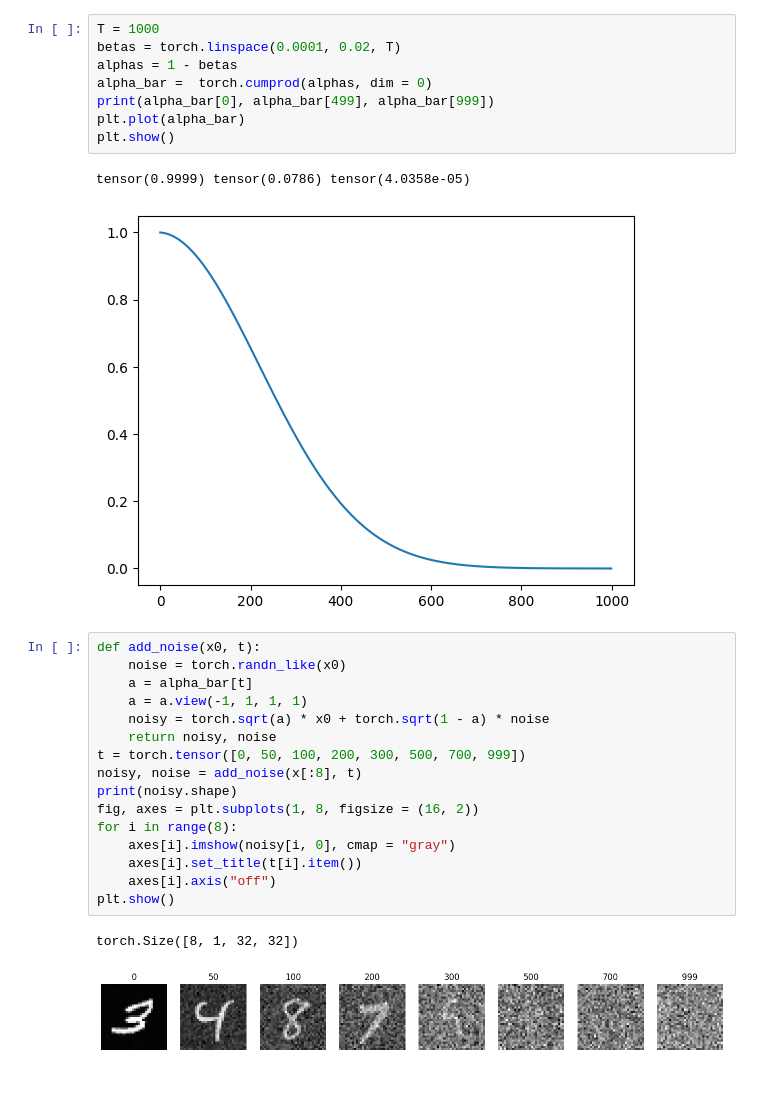
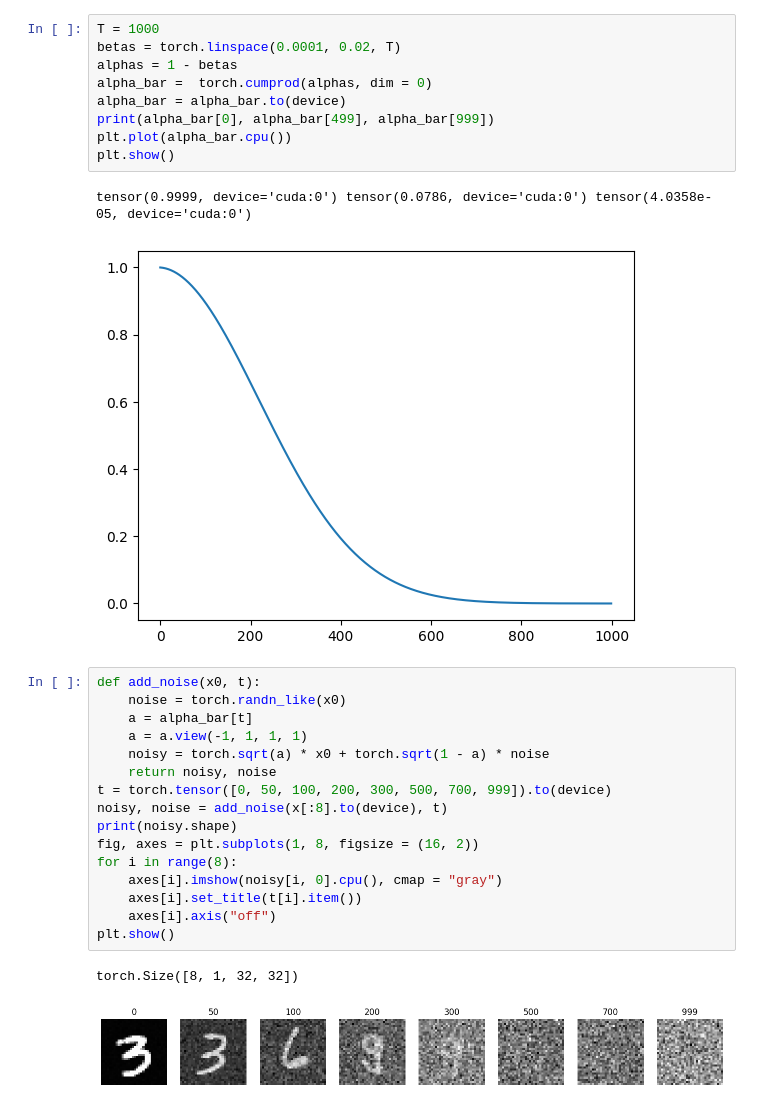
Before and after one commit to abrandonwang/text-to-sound, a Jupyter notebook: ddpm-mnist.ipynb, the cells around one changed output. Drawn from its saved outputs; the diff is of its cells as text.

```diff
--- a/ddpm-mnist.ipynb
+++ b/ddpm-mnist.ipynb
@@ -53,31 +55,32 @@ T = 1000
 betas = torch.linspace(0.0001, 0.02, T)
 alphas = 1 - betas
 alpha_bar =  torch.cumprod(alphas, dim = 0)
+alpha_bar = alpha_bar.to(device)
 print(alpha_bar[0], alpha_bar[499], alpha_bar[999])
-plt.plot(alpha_bar)
+plt.plot(alpha_bar.cpu())
 plt.show()
 # %% [output]
-tensor(0.9999) tensor(0.0786) tensor(4.0358e-05)
+tensor(0.9999, device='cuda:0') tensor(0.0786, device='cuda:0') tensor(4.0358e-05, device='cuda:0')
 [figure]
 # %%
 def add_noise(x0, t):
     noise = torch.randn_like(x0)
     a = alpha_bar[t]
     a = a.view(-1, 1, 1, 1)
     noisy = torch.sqrt(a) * x0 + torch.sqrt(1 - a) * noise
     return noisy, noise
-t = torch.tensor([0, 50, 100, 200, 300, 500, 700, 999])
-noisy, noise = add_noise(x[:8], t)
+t = torch.tensor([0, 50, 100, 200, 300, 500, 700, 999]).to(device)
+noisy, noise = add_noise(x[:8].to(device), t)
 print(noisy.shape)
 fig, axes = plt.subplots(1, 8, figsize = (16, 2))
 for i in range(8):
-    axes[i].imshow(noisy[i, 0], cmap = "gray")
+    axes[i].imshow(noisy[i, 0].cpu(), cmap = "gray")
     axes[i].set_title(t[i].item())
     axes[i].axis("off")
 plt.show()
 # %% [output]
 torch.Size([8, 1, 32, 32])
-[figure, old version]
+[figure, new version]
 # %%
 def time_embedding(t, dim = 32):
     half = dim // 2
```
Also changed, not shown: parts of 7 cells of this notebook.
